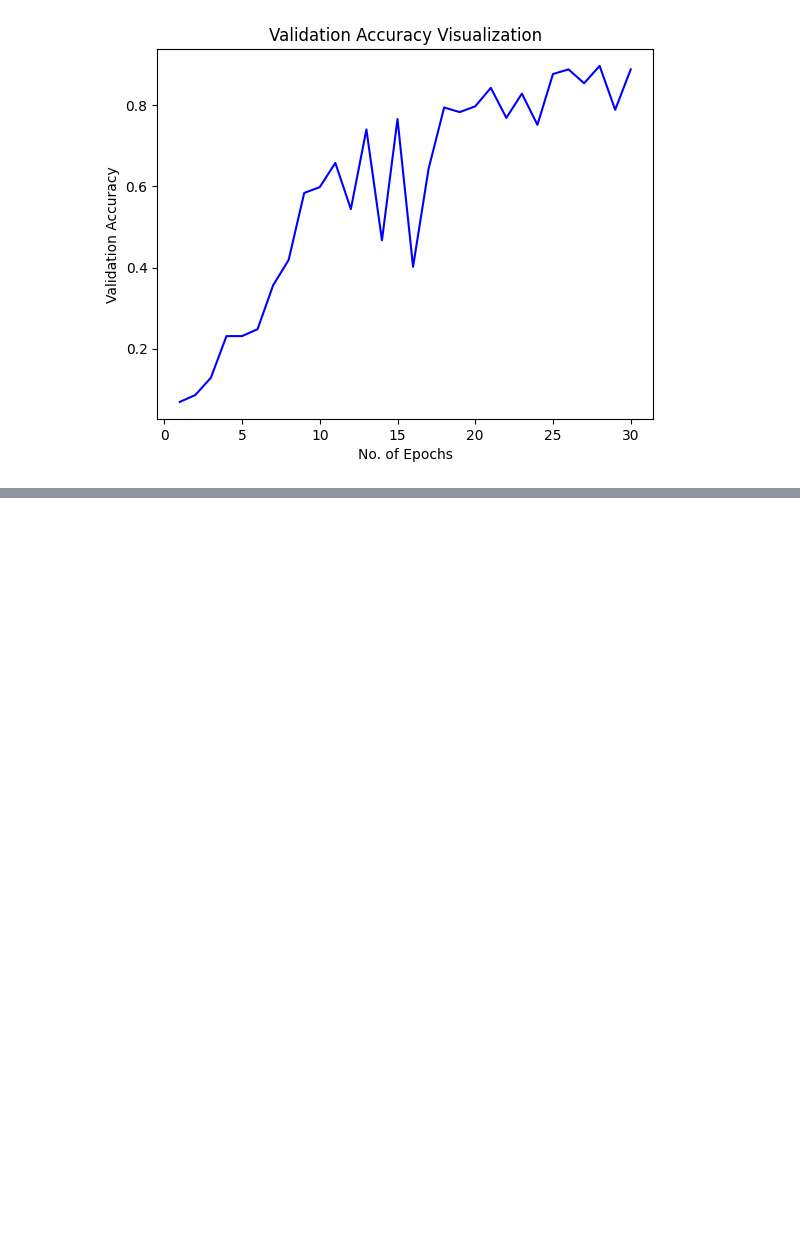
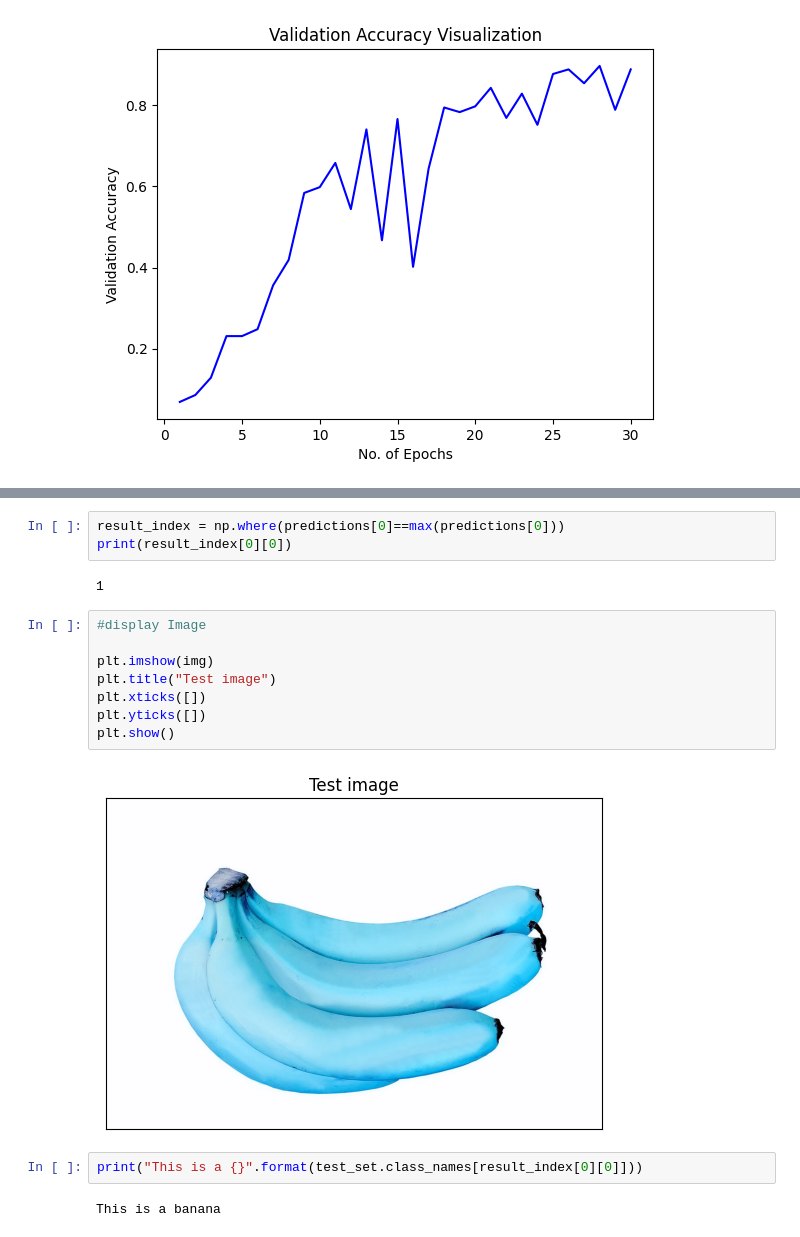
Before and after one commit to pathakharsh123/Fruit_and_vegetable_detection_system, a Jupyter notebook: Fruit_vegetable_detection_system.ipynb, the cells around one changed output, grey strips where cells are left out. Saved outputs shown, nothing was run; the diff lists cells and outputs as text; blank space fills up the shorter version.

```diff
--- a/Fruit_vegetable_detection_system.ipynb
+++ b/Fruit_vegetable_detection_system.ipynb
@@ -167,0 +239,19 @@ plt.show()
+# %%
+result_index = np.where(predictions[0]==max(predictions[0]))
+print(result_index[0][0])
+# %% [output]
+1
+# %%
+#display Image
+
+plt.imshow(img)
+plt.title("Test image")
+plt.xticks([])
+plt.yticks([])
+plt.show()
+# %% [output]
+[figure, added]
+# %%
+print("This is a {}".format(test_set.class_names[result_index[0][0]]))
+# %% [output]
+This is a banana
```
Also changed, not shown: parts of 13 cells of this notebook.
